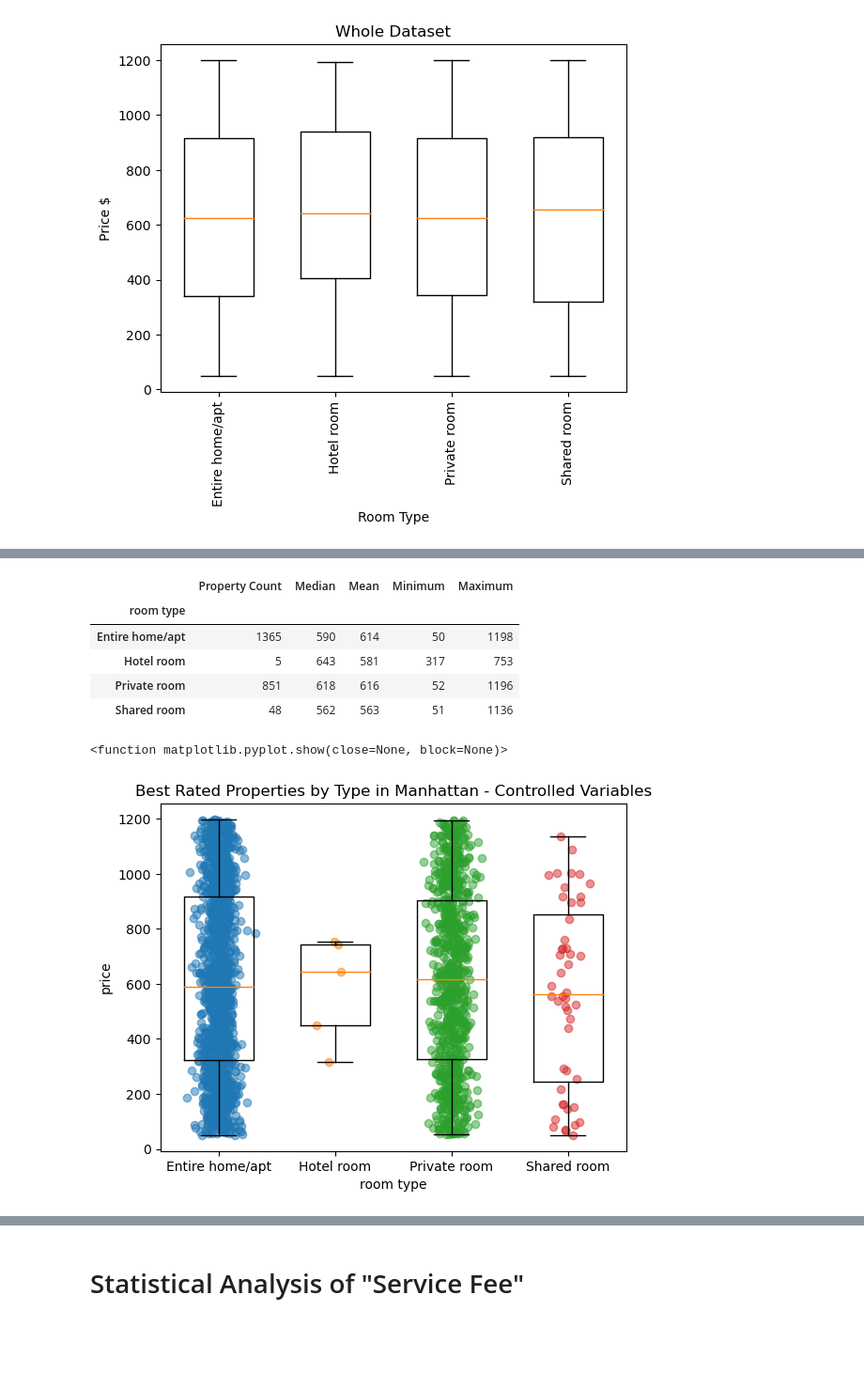
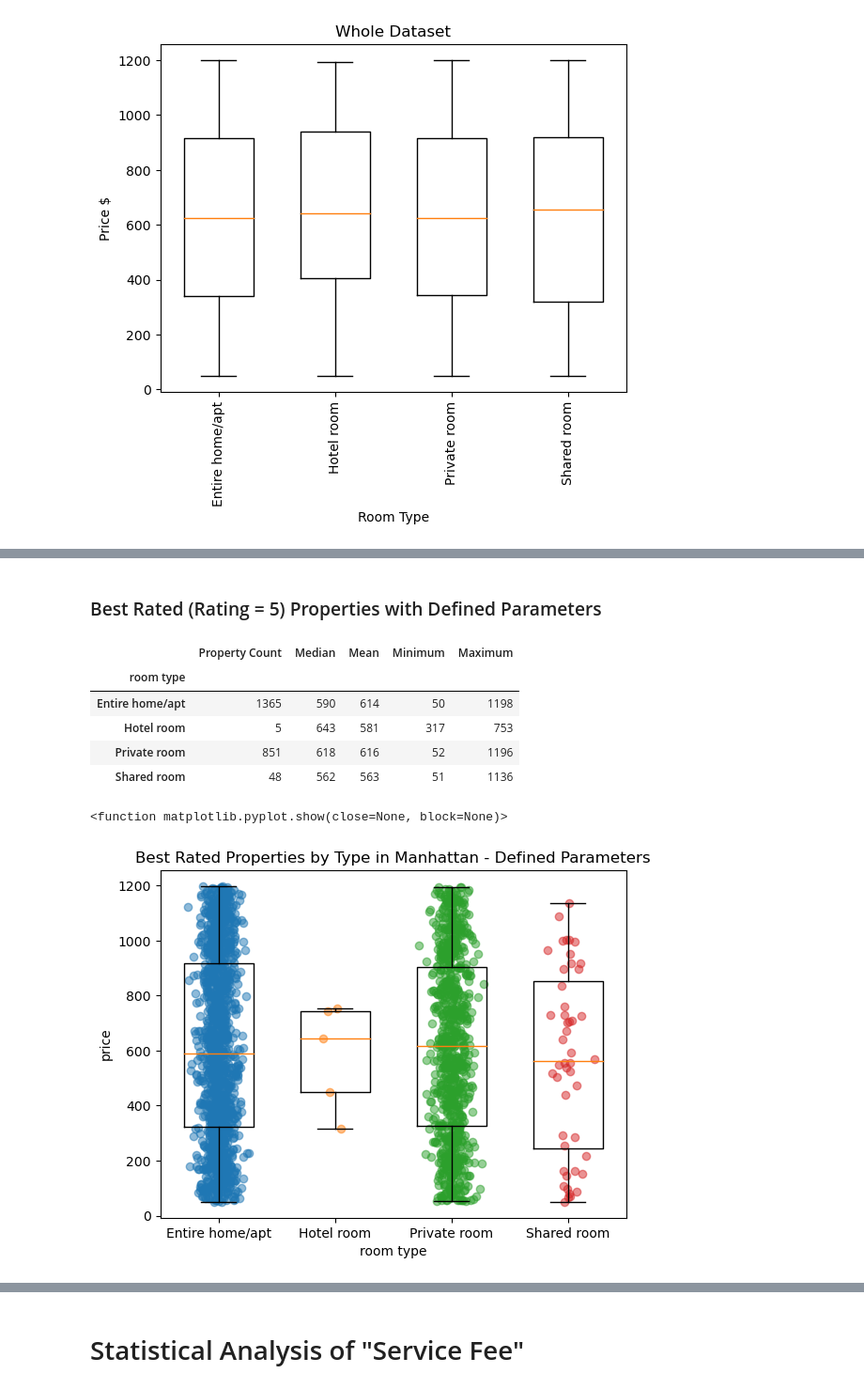
Before and after one commit to stephanielabelle/Project_1_Team6, a Jupyter notebook: steph_price_and_population_overview.ipynb, the cells around one changed output, grey strips where cells are left out. Shown at 94% size. Cells and saved outputs as stored; diff of their text form; code cells hidden in the pictures; blank space fills up the shorter version.

```diff
--- a/steph_price_and_population_overview.ipynb
+++ b/steph_price_and_population_overview.ipynb
@@ -434,3 +525,5 @@ Two plots were produced, one representing only 5-rated properties, and the secon
+# %% [markdown]
+### Best Rated (Rating = 5) Properties with Defined Parameters
 # %%
 # Rating of 5
 # Price by room type (verified host, flexible or moderate cancellation policy, 5-rating, number of reviews >1, Manhattan)
@@ -493,32 +586,32 @@ summary_df_sl.index = [categories_sorted_sl]
 summary_df_sl = summary_df_sl.rename_axis('room type')
 display(summary_df_sl)
 
     # Plotting boxplot and scatter
 j=1
 for k in range(num_sl):
     y_val_sl = bp_data_sl[k]
 
         # Setting variable for scatter plot overlay
     x_val_sl = np.random.normal(k + 1, 0.08, len(y_val_sl))
 
         # Making boxplots with scatter overlay
     plt.boxplot(y_val_sl, positions=[j], widths=0.6)
     plt.scatter(x_val_sl,y_val_sl, alpha=0.5)
 
         #Sets position for next boxplot
     j=j+1
 plt.ylabel("price")
 plt.xlabel("room type")
 x_axis = np.arange(1,(num_sl+1),1)
 plt.xticks(x_axis, categories_sorted_sl)
-plt.title("Best Rated Properties by Type in Manhattan - Controlled Variables")
+plt.title("Best Rated Properties by Type in Manhattan - Defined Parameters")
 plt.show
 # %% [output]
 |  | Property Count | Median | Mean | Minimum | Maximum |
 | room type |  |  |  |  |  |
 | Entire home/apt | 1365 | 590 | 614 | 50 | 1198 |
 | Hotel room | 5 | 643 | 581 | 317 | 753 |
 | Private room | 851 | 618 | 616 | 52 | 1196 |
 | Shared room | 48 | 562 | 563 | 51 | 1136 |
 <function matplotlib.pyplot.show(close=None, block=None)>
-[figure, old version]
+[figure, new version]
```
Also changed, not shown: parts of 32 cells of this notebook.
